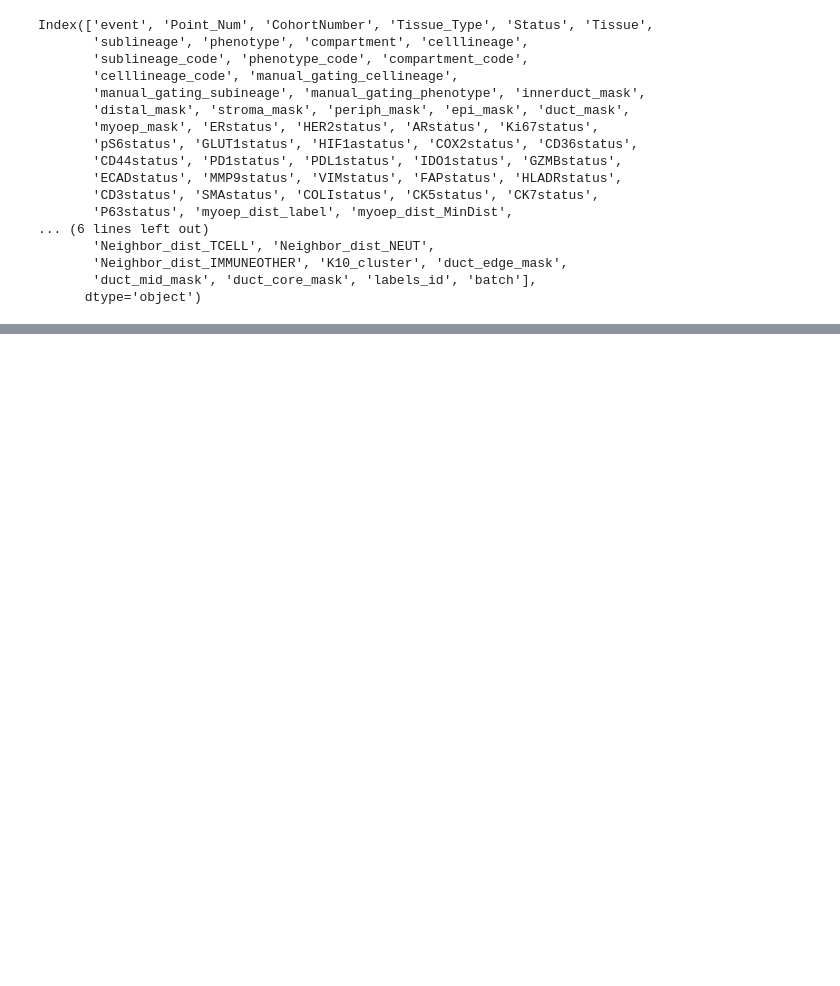
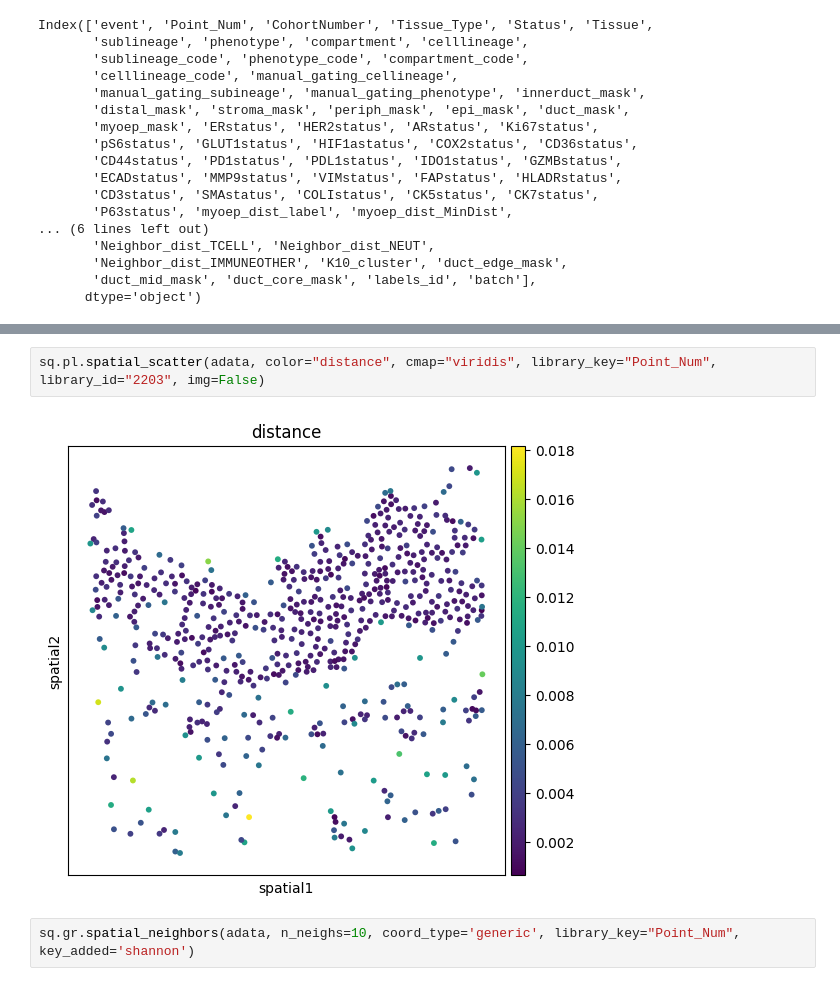
Before and after one commit to scverse/spatial-sample-aggregation, a Jupyter notebook: docs/notebooks/multi_sample_comparison_of_node_features.ipynb, the cells around one changed output, grey strips where cells are left out. Cells and saved outputs as stored; diff of their text form; blank space fills up the shorter version.

```diff
--- a/docs/notebooks/multi_sample_comparison_of_node_features.ipynb
+++ b/docs/notebooks/multi_sample_comparison_of_node_features.ipynb
@@ -49,0 +63,6 @@ aggregate_by_node(adata,
+# %%
+sq.pl.spatial_scatter(adata, color="distance", cmap="viridis", library_key="Point_Num", library_id="2203", img=False)
+# %% [output]
+[figure, added]
+# %%
+sq.gr.spatial_neighbors(adata, n_neighs=10, coord_type='generic', library_key="Point_Num", key_added='shannon')
```
Also changed, not shown: parts of 8 cells of this notebook.
